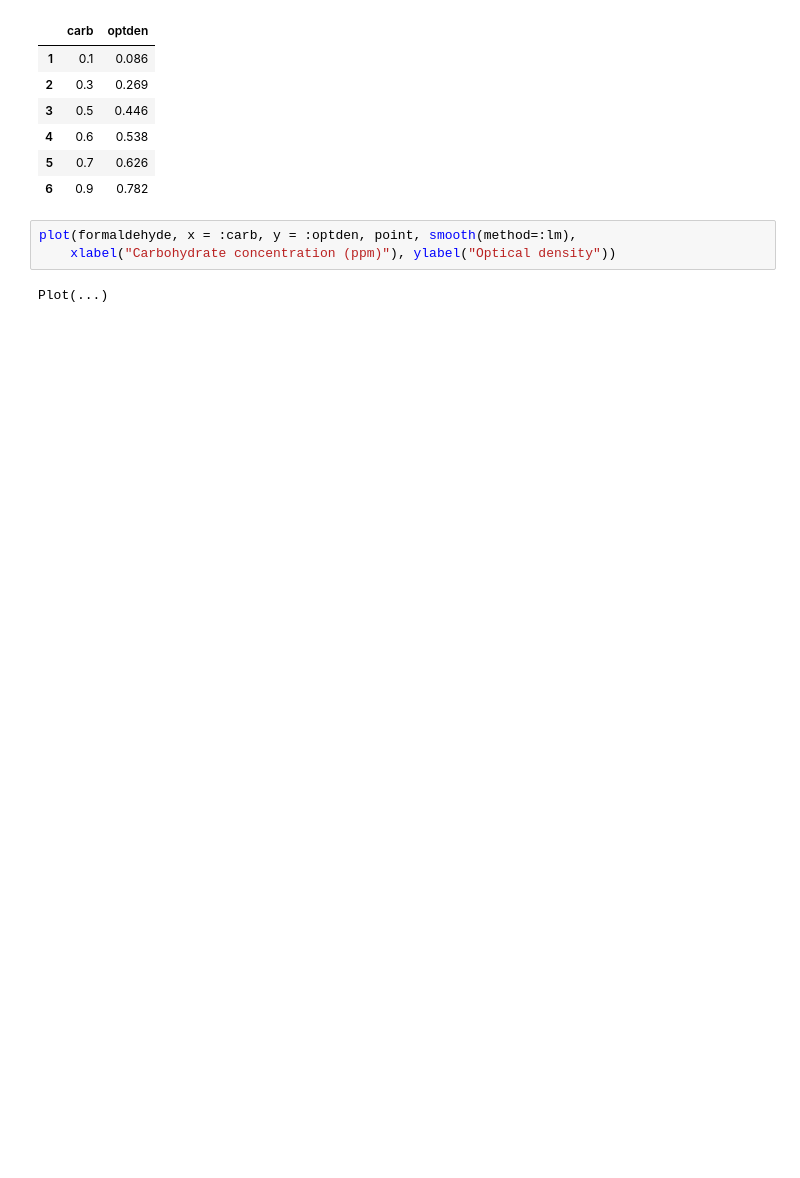
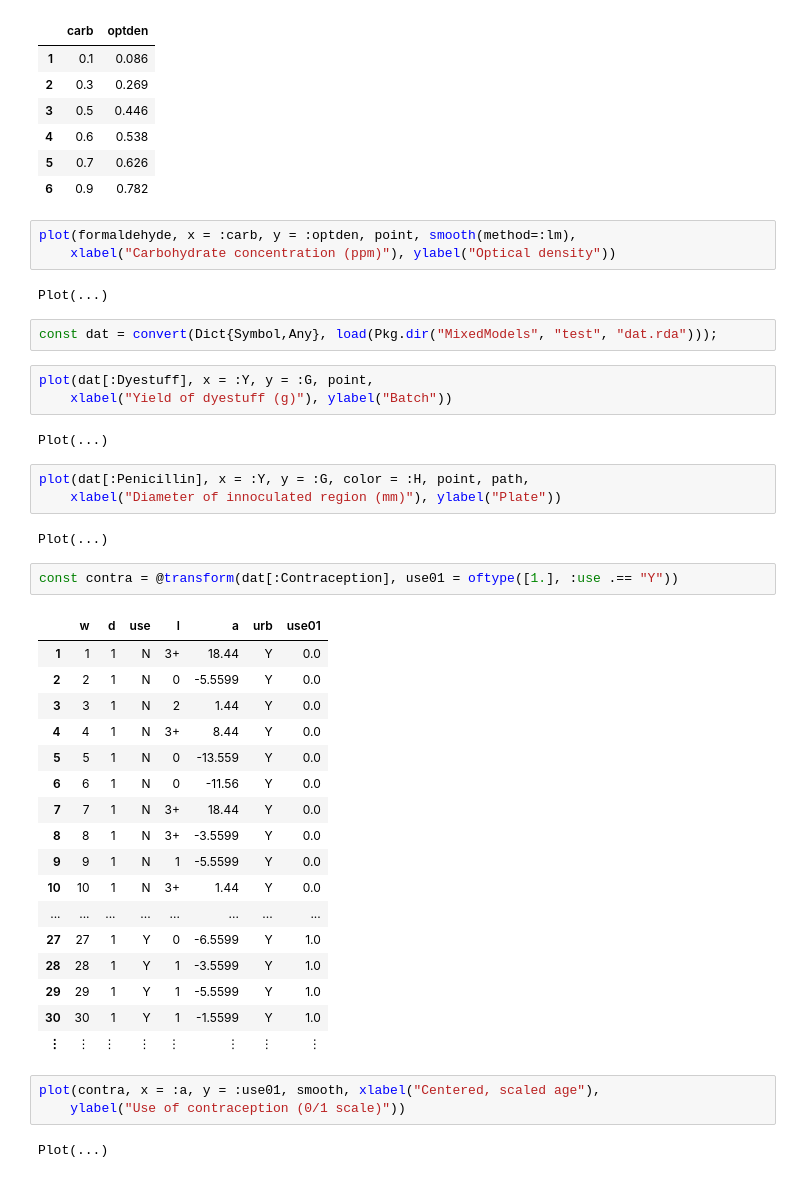
Before and after one commit to dmbates/NESS2017, a Jupyter notebook: 03Gadfly.ipynb, the cells around one changed output. Cells and saved outputs as stored; diff of their text form; blank space fills up the shorter version.

```diff
--- a/03Gadfly.ipynb
+++ b/03Gadfly.ipynb
@@ -24,3 +26,40 @@ plot(formaldehyde, x = :carb, y = :optden, point, smooth(method=:lm),
     xlabel("Carbohydrate concentration (ppm)"), ylabel("Optical density"))
 # %% [output]
 Plot(...)
+# %%
+const dat = convert(Dict{Symbol,Any}, load(Pkg.dir("MixedModels", "test", "dat.rda")));
+# %%
+plot(dat[:Dyestuff], x = :Y, y = :G, point,
+    xlabel("Yield of dyestuff (g)"), ylabel("Batch"))
+# %% [output]
+Plot(...)
+# %%
+plot(dat[:Penicillin], x = :Y, y = :G, color = :H, point, path,
+    xlabel("Diameter of innoculated region (mm)"), ylabel("Plate"))
+# %% [output]
+Plot(...)
+# %%
+const contra = @transform(dat[:Contraception], use01 = oftype([1.], :use .== "Y"))
+# %% [output]
+|  | w | d | use | l | a | urb | use01 |
+| 1 | 1 | 1 | N | 3+ | 18.44 | Y | 0.0 |
+| 2 | 2 | 1 | N | 0 | -5.5599 | Y | 0.0 |
+| 3 | 3 | 1 | N | 2 | 1.44 | Y | 0.0 |
+| 4 | 4 | 1 | N | 3+ | 8.44 | Y | 0.0 |
+| 5 | 5 | 1 | N | 0 | -13.559 | Y | 0.0 |
+| 6 | 6 | 1 | N | 0 | -11.56 | Y | 0.0 |
+| 7 | 7 | 1 | N | 3+ | 18.44 | Y | 0.0 |
+| 8 | 8 | 1 | N | 3+ | -3.5599 | Y | 0.0 |
+| 9 | 9 | 1 | N | 1 | -5.5599 | Y | 0.0 |
+| 10 | 10 | 1 | N | 3+ | 1.44 | Y | 0.0 |
+| ... | ... | ... | ... | ... | ... | ... | ... |
+| 27 | 27 | 1 | Y | 0 | -6.5599 | Y | 1.0 |
+| 28 | 28 | 1 | Y | 1 | -3.5599 | Y | 1.0 |
+| 29 | 29 | 1 | Y | 1 | -5.5599 | Y | 1.0 |
+| 30 | 30 | 1 | Y | 1 | -1.5599 | Y | 1.0 |
+| ⋮ | ⋮ | ⋮ | ⋮ | ⋮ | ⋮ | ⋮ | ⋮ |
+# %%
+plot(contra, x = :a, y = :use01, smooth, xlabel("Centered, scaled age"),
+    ylabel("Use of contraception (0/1 scale)"))
+# %% [output]
+Plot(...)
```
Also changed, not shown: parts of 2 cells of this notebook, 5 other files.
